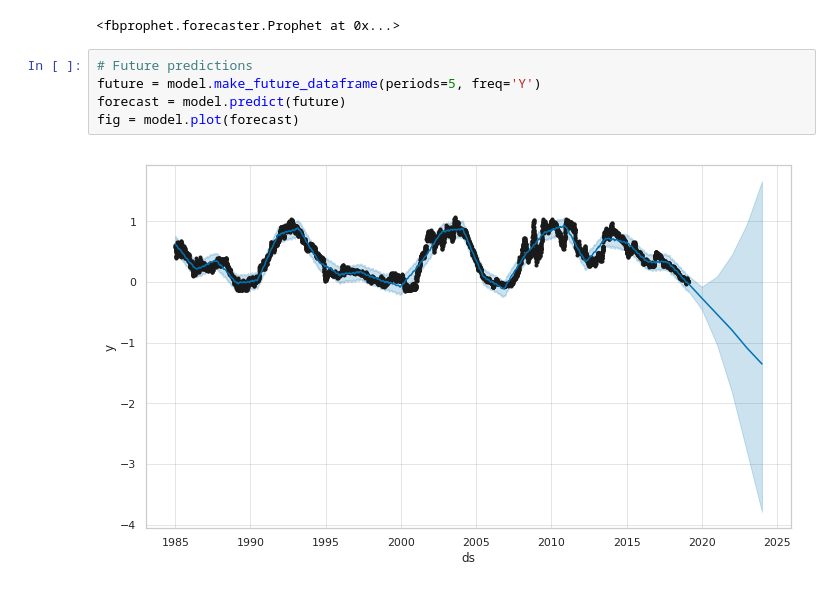
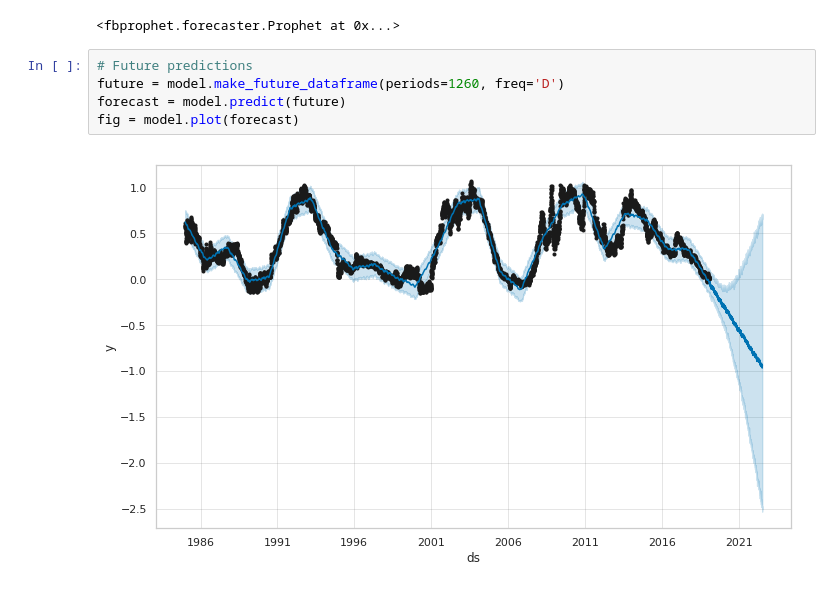
Before and after one commit to guyandtheworld/recession, a Jupyter notebook: model/Bond Analysis.ipynb, the cells around one changed output. Drawn from its saved outputs; the diff is of its cells as text.

```diff
--- a/model/Bond Analysis.ipynb
+++ b/model/Bond Analysis.ipynb
@@ -122,8 +122,8 @@ INFO:fbprophet:Disabling daily seasonality. Run prophet with daily_seasonality=T
 <fbprophet.forecaster.Prophet at 0x...>
 # %%
 # Future predictions
-future = model.make_future_dataframe(periods=5, freq='Y')
+future = model.make_future_dataframe(periods=1260, freq='D')
 forecast = model.predict(future)
 fig = model.plot(forecast)
 # %% [output]
-[figure, old version]
+[figure, new version]
```
Also changed, not shown: parts of 13 cells of this notebook.
